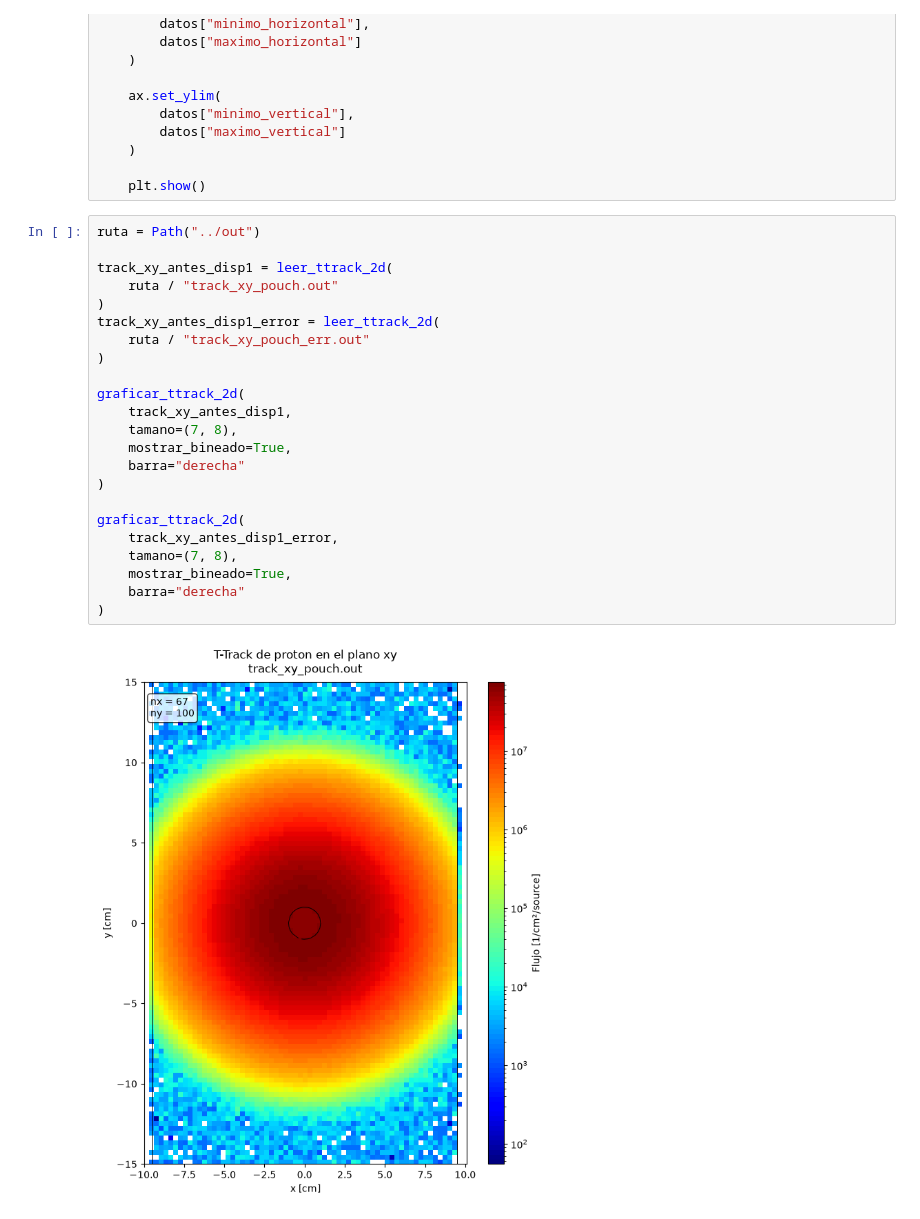
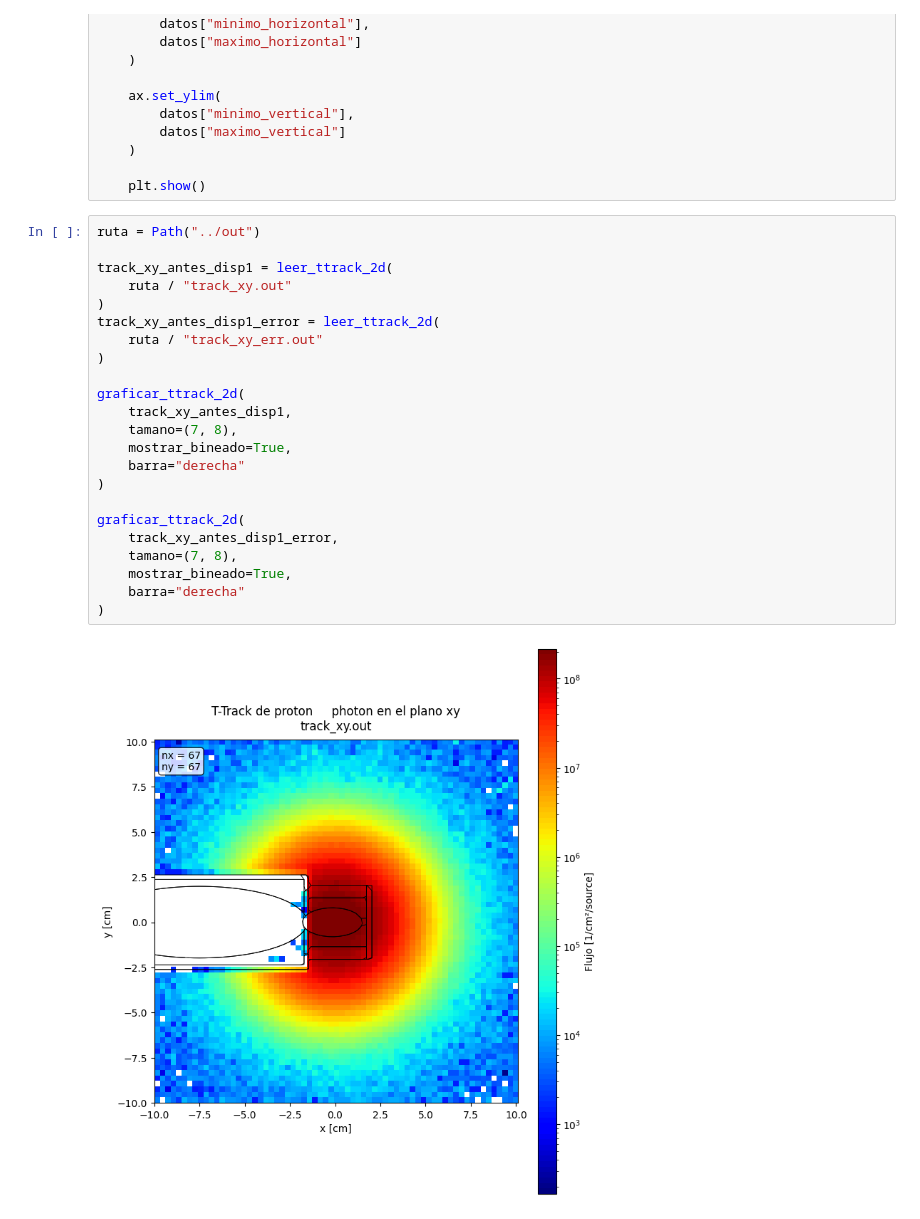
Before and after one commit to arirodriguez001/Laboratory-VII, a Jupyter notebook: oclusor_chico_posicionador_arriba/analisis/tracks.ipynb, the cells around one changed output. Cells and saved outputs as stored; diff of their text form.

Commit message:
subo analisis de plots

```diff
--- a/oclusor_chico_posicionador_arriba/analisis/tracks.ipynb
+++ b/oclusor_chico_posicionador_arriba/analisis/tracks.ipynb
@@ -646,25 +646,25 @@ def graficar_ttrack_2d(
 # %%
 ruta = Path("../out")
 
 track_xy_antes_disp1 = leer_ttrack_2d(
-    ruta / "track_xy_pouch.out"
+    ruta / "track_xy.out"
 )
 track_xy_antes_disp1_error = leer_ttrack_2d(
-    ruta / "track_xy_pouch_err.out"
+    ruta / "track_xy_err.out"
 )
 
 graficar_ttrack_2d(
     track_xy_antes_disp1,
     tamano=(7, 8),
     mostrar_bineado=True,
     barra="derecha"
 )
 
 graficar_ttrack_2d(
     track_xy_antes_disp1_error,
     tamano=(7, 8),
     mostrar_bineado=True,
     barra="derecha"
 )
 # %% [output]
-[figure, old version]
+[figure, new version]
```
Also changed, not shown: parts of 2 cells of this notebook, 7 other files.
